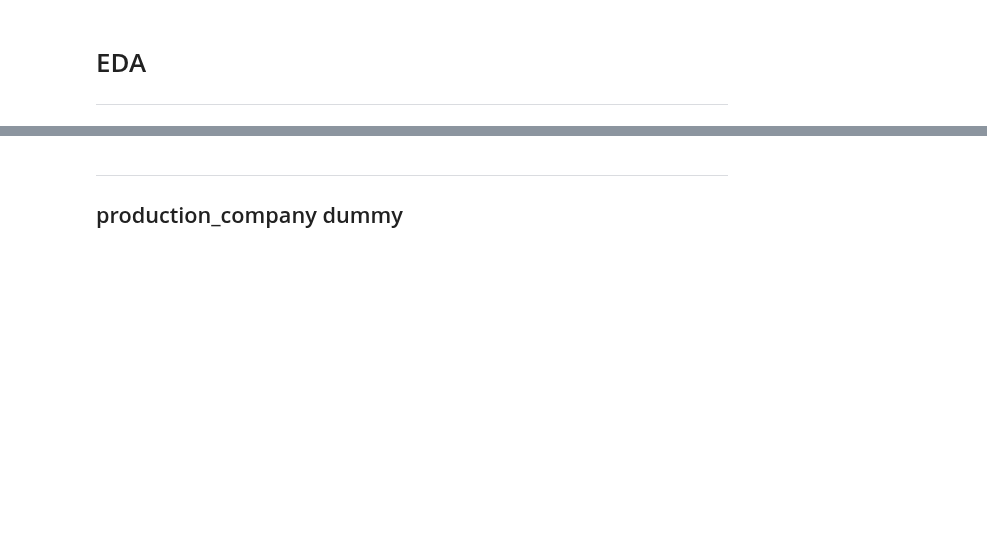
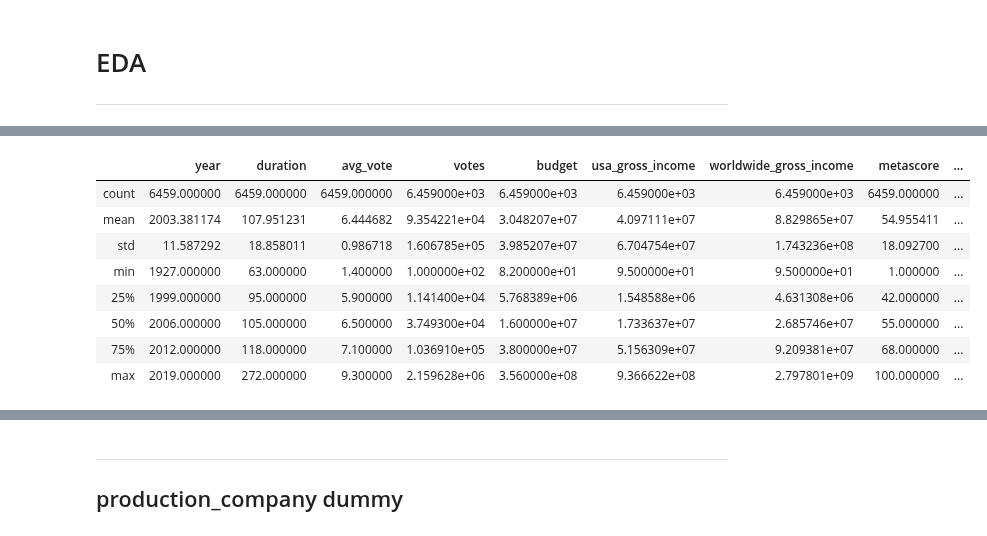
Before and after one commit to CreightonAshton/Scratchwork, a Jupyter notebook: Code/Movies/02-EDA.ipynb, the cells around one changed output, grey strips where cells are left out. Cells and saved outputs as stored; diff of their text form; code cells hidden in the pictures; blank space fills up the shorter version.

```diff
--- a/Code/Movies/02-EDA.ipynb
+++ b/Code/Movies/02-EDA.ipynb
@@ -19,0 +38,16 @@ df.head()
+# %%
+# Budget for "Pooltergeist" is actually $10.7 (M) - https://www.imdb.com/title/tt0084516/?ref_=nv_sr_srsg_0
+# Budfet for "Grass" is technically correct - https://www.imdb.com/title/tt7913172/?ref_=fn_al_tt_1
+df.loc[363, 'budget'] = 10_700_000
+
+df.describe()
+# %% [output]
+|  | year | duration | avg_vote | votes | budget | usa_gross_income | worldwide_gross_income | metascore | ... |
+| count | 6459.000000 | 6459.000000 | 6459.000000 | 6.459000e+03 | 6.459000e+03 | 6.459000e+03 | 6.459000e+03 | 6459.000000 | ... |
+| mean | 2003.381174 | 107.951231 | 6.444682 | 9.354221e+04 | 3.048207e+07 | 4.097111e+07 | 8.829865e+07 | 54.955411 | ... |
+| std | 11.587292 | 18.858011 | 0.986718 | 1.606785e+05 | 3.985207e+07 | 6.704754e+07 | 1.743236e+08 | 18.092700 | ... |
+| min | 1927.000000 | 63.000000 | 1.400000 | 1.000000e+02 | 8.200000e+01 | 9.500000e+01 | 9.500000e+01 | 1.000000 | ... |
+| 25% | 1999.000000 | 95.000000 | 5.900000 | 1.141400e+04 | 5.768389e+06 | 1.548588e+06 | 4.631308e+06 | 42.000000 | ... |
+| 50% | 2006.000000 | 105.000000 | 6.500000 | 3.749300e+04 | 1.600000e+07 | 1.733637e+07 | 2.685746e+07 | 55.000000 | ... |
+| 75% | 2012.000000 | 118.000000 | 7.100000 | 1.036910e+05 | 3.800000e+07 | 5.156309e+07 | 9.209381e+07 | 68.000000 | ... |
+| max | 2019.000000 | 272.000000 | 9.300000 | 2.159628e+06 | 3.560000e+08 | 9.366622e+08 | 2.797801e+09 | 100.000000 | ... |
```
Also changed, not shown: parts of 16 cells of this notebook.
